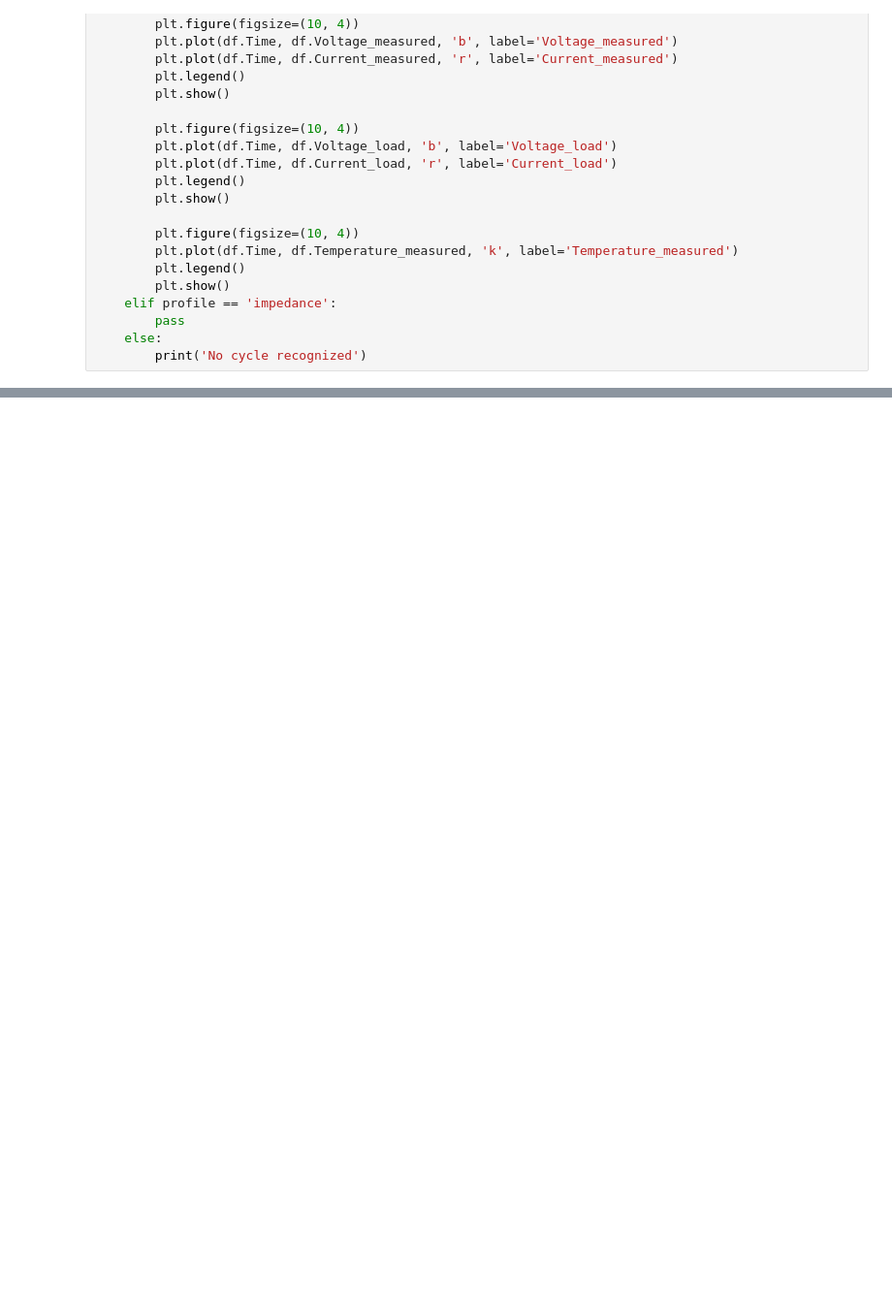
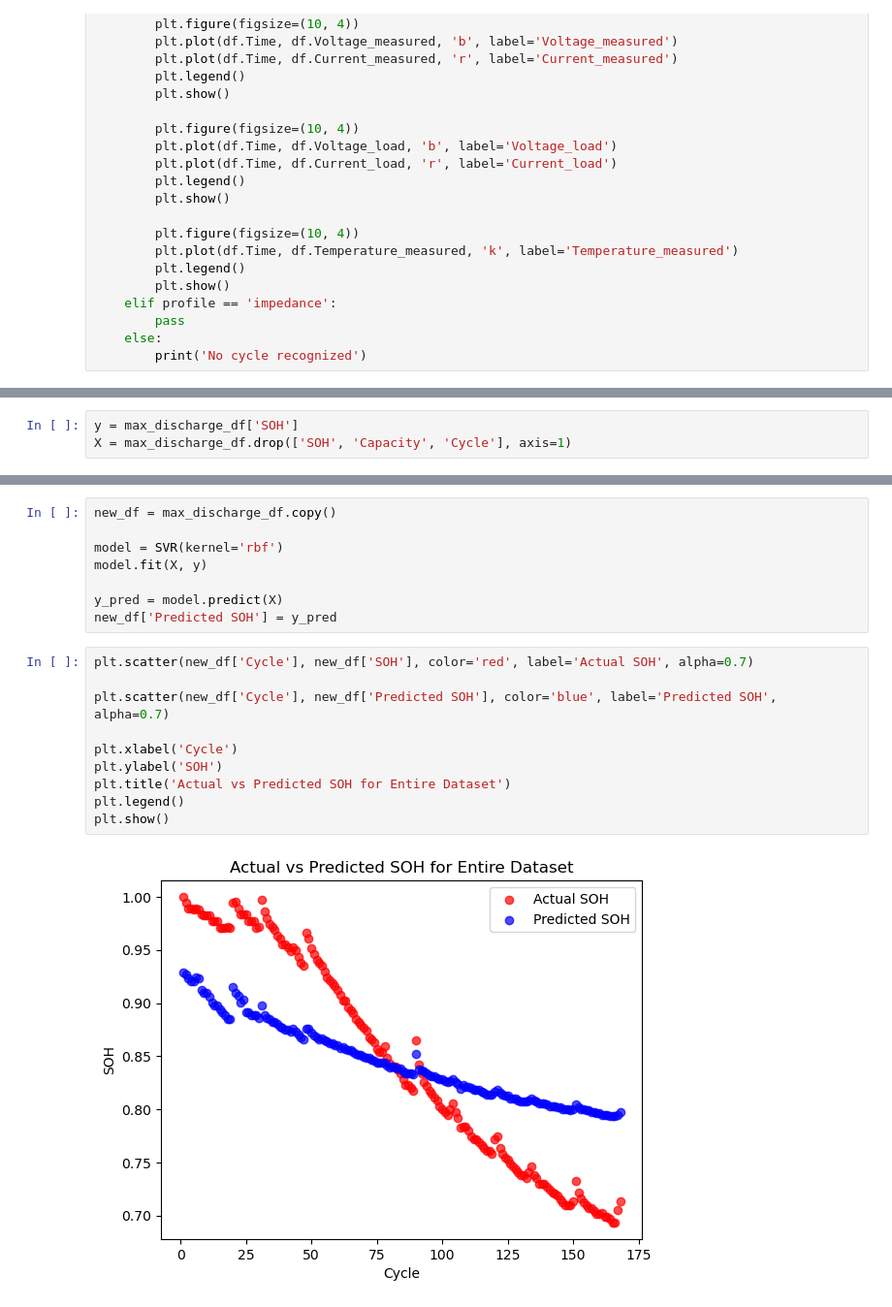
Before and after one commit to RomanShrestha07/CPSC_4830_Group_Project, a Jupyter notebook: Group_Project.ipynb, the cells around one changed output, grey strips where cells are left out. Shown at 97% size. Saved outputs shown, nothing was run; the diff lists cells and outputs as text; blank space fills up the shorter version.

```diff
--- a/Group_Project.ipynb
+++ b/Group_Project.ipynb
@@ -136,0 +319,3 @@ plot_test_data(df)
+# %%
+y = max_discharge_df['SOH']
+X = max_discharge_df.drop(['SOH', 'Capacity', 'Cycle'], axis=1)
@@ -136,0 +372,20 @@ plot_test_data(df)
+# %%
+new_df = max_discharge_df.copy()
+
+model = SVR(kernel='rbf')
+model.fit(X, y)
+
+y_pred = model.predict(X)
+new_df['Predicted SOH'] = y_pred
+# %%
+plt.scatter(new_df['Cycle'], new_df['SOH'], color='red', label='Actual SOH', alpha=0.7)
+
+plt.scatter(new_df['Cycle'], new_df['Predicted SOH'], color='blue', label='Predicted SOH', alpha=0.7)
+
+plt.xlabel('Cycle')
+plt.ylabel('SOH')
+plt.title('Actual vs Predicted SOH for Entire Dataset')
+plt.legend()
+plt.show()
+# %% [output]
+[figure, added]
```
Also changed, not shown: parts of 27 cells of this notebook.
